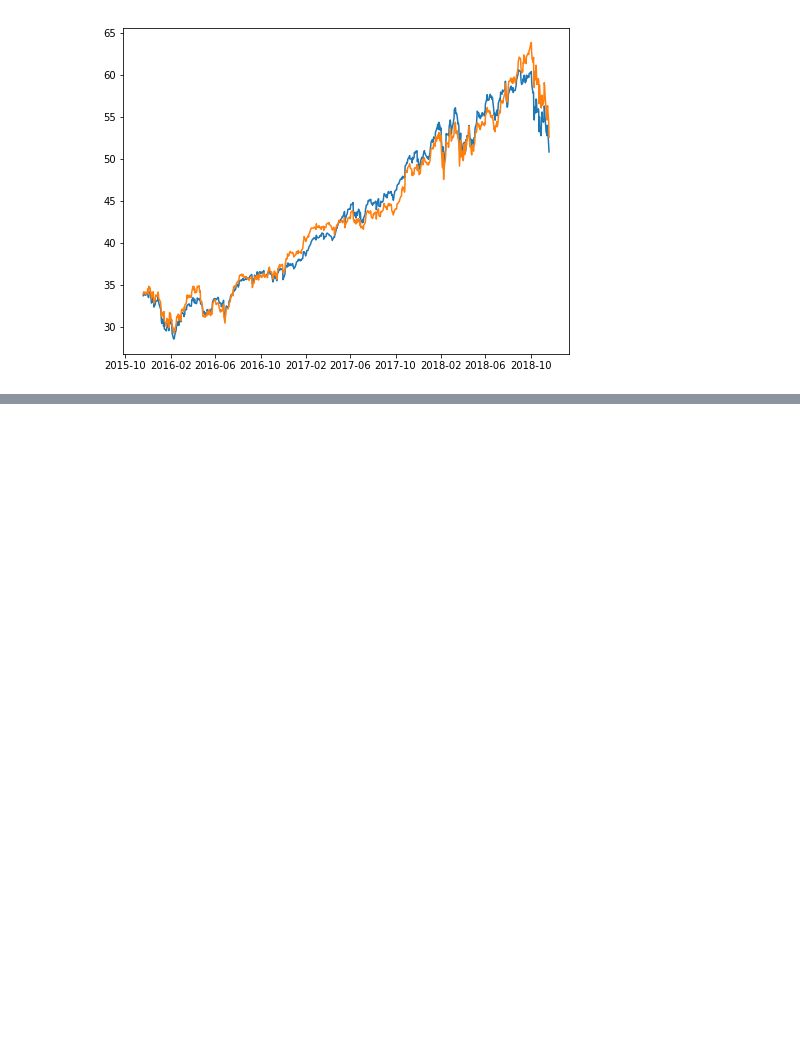
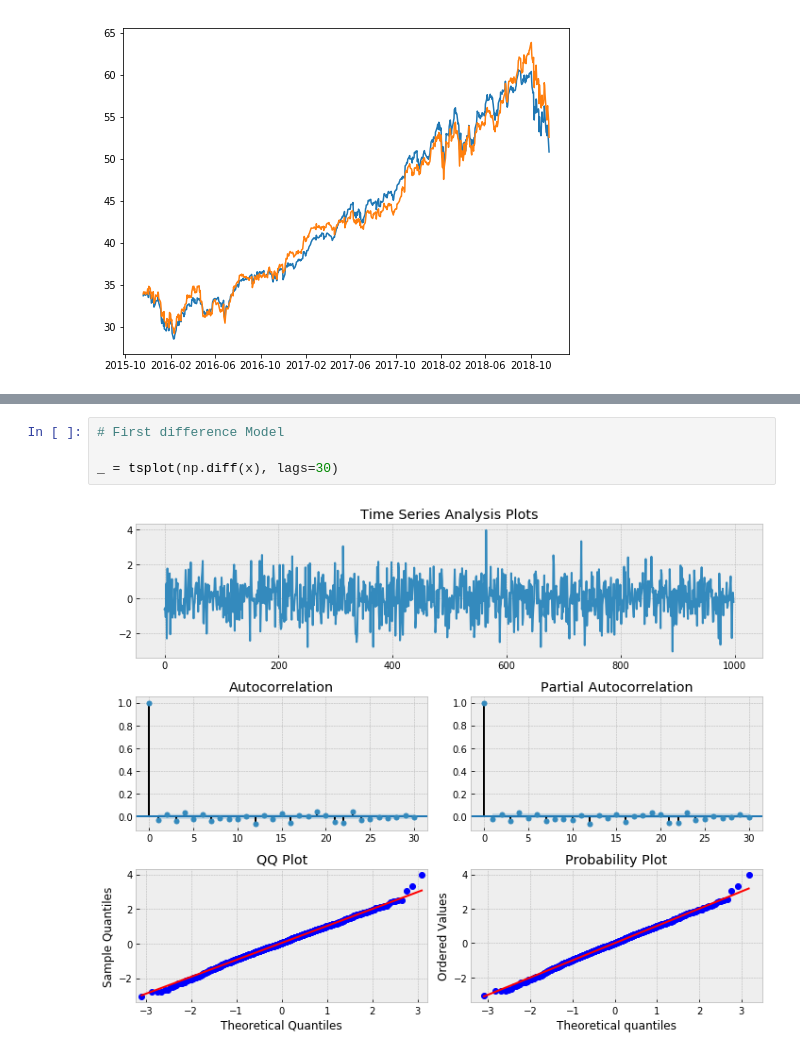
Before and after one commit to it2278/Stock_Analysis_TFA, a Jupyter notebook: master_file.ipynb, the cells around one changed output, grey strips where cells are left out. Cells and saved outputs as stored; diff of their text form; blank space fills up the shorter version.

```diff
--- a/master_file.ipynb
+++ b/master_file.ipynb
@@ -400,0 +455,6 @@ plt.scatter(rets.IBM,rets.FTEC)
+# %%
+# First difference Model
+
+_ = tsplot(np.diff(x), lags=30)
+# %% [output]
+[figure, added]
```
Also changed, not shown: parts of 9 cells of this notebook.
